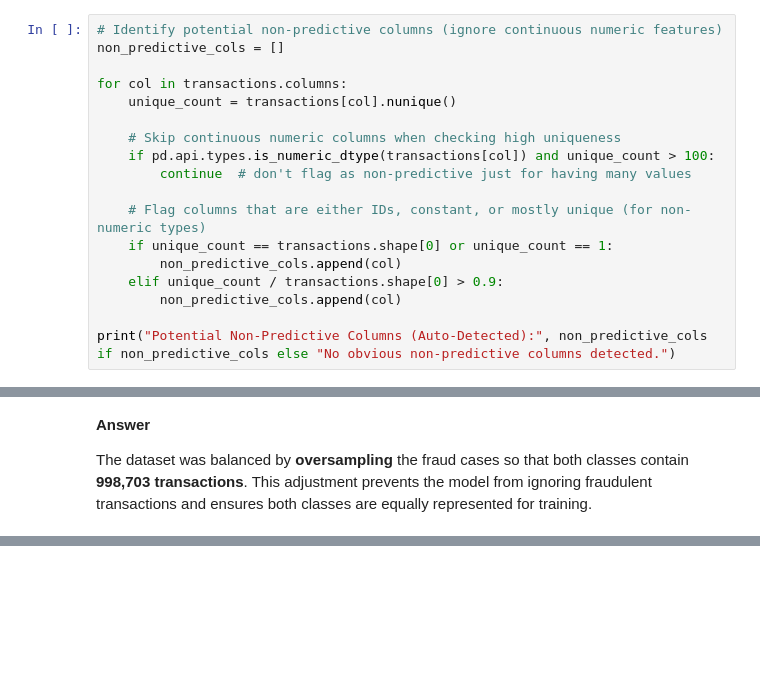
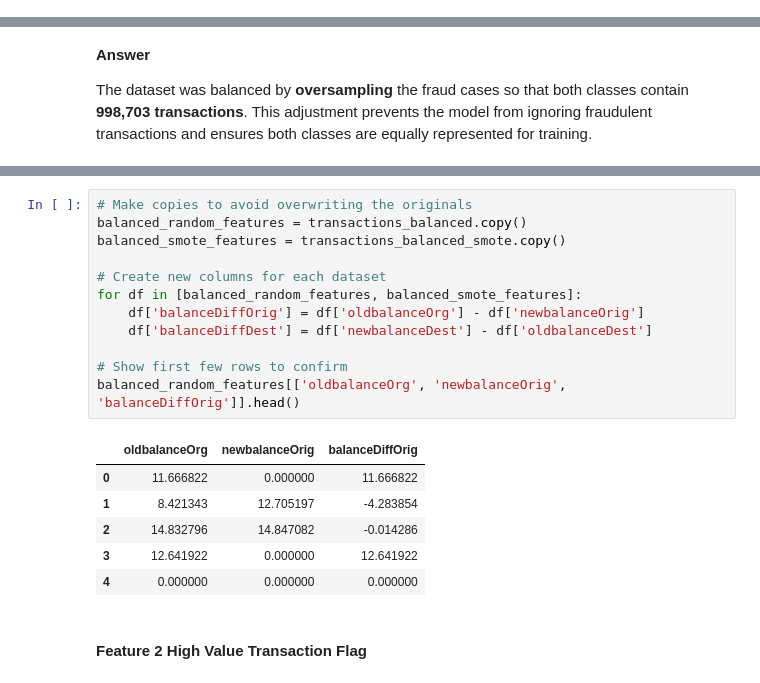
Before and after one commit to J-Moral/JM_Financial_Fraud_Detection, a Jupyter notebook: notebooks/transform.ipynb, the cells around one changed output, grey strips where cells are left out. Saved outputs shown, nothing was run; the diff lists cells and outputs as text; blank space fills up the shorter version.

```diff
--- a/notebooks/transform.ipynb
+++ b/notebooks/transform.ipynb
@@ -90,21 +72,3 @@ for col in transactions.columns:
 print("Potential Non-Predictive Columns (Auto-Detected):", non_predictive_cols if non_predictive_cols else "No obvious non-predictive columns detected.")
 # %% [output]
 Potential Non-Predictive Columns (Auto-Detected): ['amount', 'nameOrig']
-# %%
-# Identify potential non-predictive columns (ignore continuous numeric features)
-non_predictive_cols = []
-
-for col in transactions.columns:
-    unique_count = transactions[col].nunique()
-
-    # Skip continuous numeric columns when checking high uniqueness
-    if pd.api.types.is_numeric_dtype(transactions[col]) and unique_count > 100:
-        continue  # don't flag as non-predictive just for having many values
-
-    # Flag columns that are either IDs, constant, or mostly unique (for non-numeric types)
-    if unique_count == transactions.shape[0] or unique_count == 1:
-        non_predictive_cols.append(col)
-    elif unique_count / transactions.shape[0] > 0.9:
-        non_predictive_cols.append(col)
-
-print("Potential Non-Predictive Columns (Auto-Detected):", non_predictive_cols if non_predictive_cols else "No obvious non-predictive columns detected.")
@@ -446,0 +462,21 @@ Answer Here
+# %%
+# Make copies to avoid overwriting the originals
+balanced_random_features = transactions_balanced.copy()
+balanced_smote_features = transactions_balanced_smote.copy()
+
+# Create new columns for each dataset
+for df in [balanced_random_features, balanced_smote_features]:
+    df['balanceDiffOrig'] = df['oldbalanceOrg'] - df['newbalanceOrig']
+    df['balanceDiffDest'] = df['newbalanceDest'] - df['oldbalanceDest']
+
+# Show first few rows to confirm
+balanced_random_features[['oldbalanceOrg', 'newbalanceOrig', 'balanceDiffOrig']].head()
+# %% [output]
+|  | oldbalanceOrg | newbalanceOrig | balanceDiffOrig |
+| 0 | 11.666822 | 0.000000 | 11.666822 |
+| 1 | 8.421343 | 12.705197 | -4.283854 |
+| 2 | 14.832796 | 14.847082 | -0.014286 |
+| 3 | 12.641922 | 0.000000 | 12.641922 |
+| 4 | 0.000000 | 0.000000 | 0.000000 |
+# %% [markdown]
+#### Feature 2 High Value Transaction Flag
```
Also changed, not shown: parts of 24 cells of this notebook, 1 other file.
